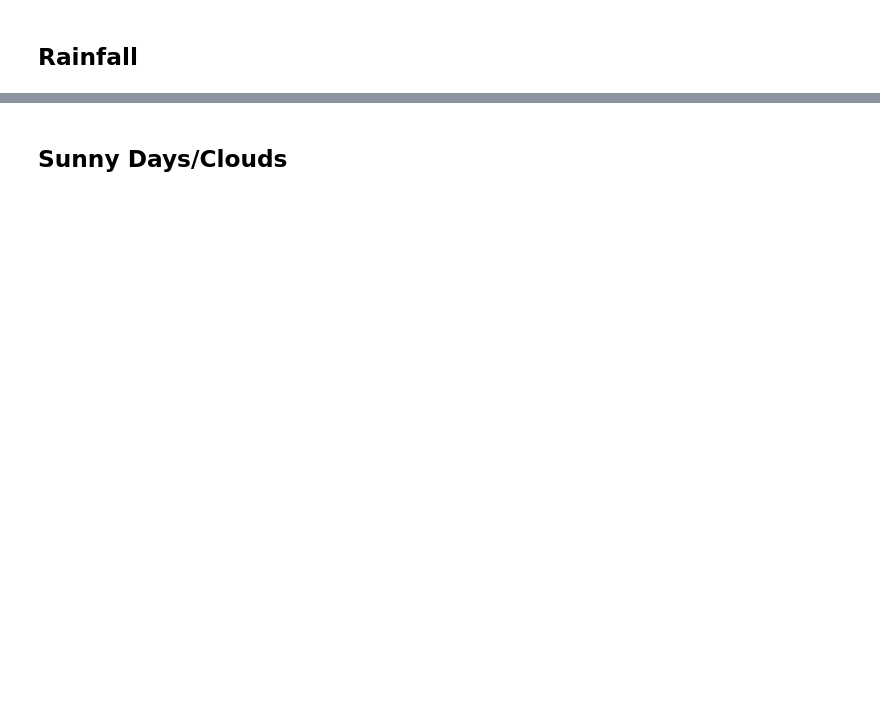
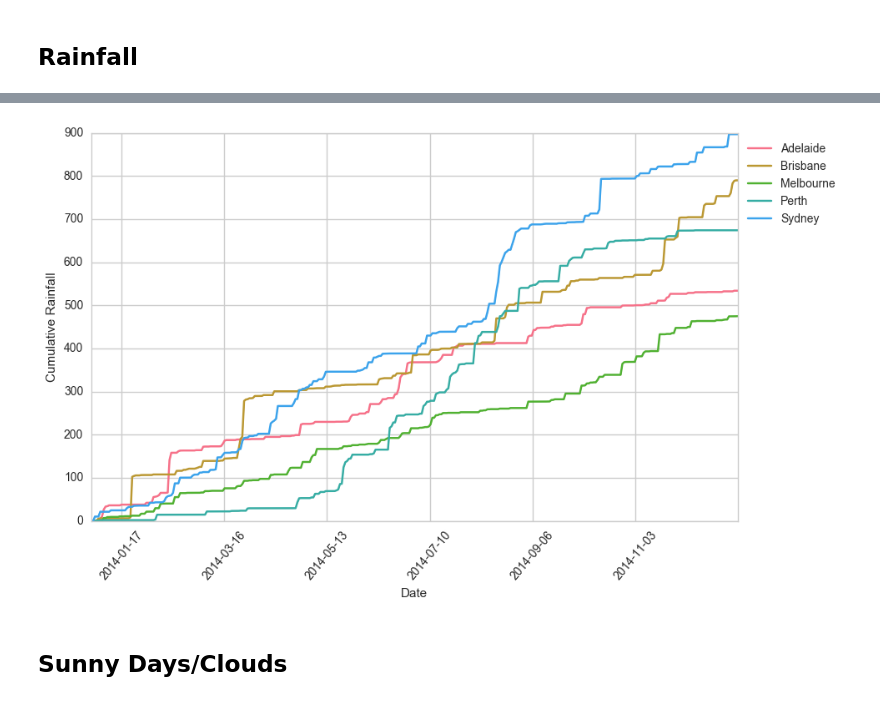
Before and after one commit to BrunnoRicci/bom-austraila, a Jupyter notebook: BOM_Australia.ipynb, the cells around one changed output, grey strips where cells are left out. Cells and saved outputs as stored; diff of their text form; code cells hidden in the pictures; blank space fills up the shorter version.

```diff
--- a/BOM_Australia.ipynb
+++ b/BOM_Australia.ipynb
@@ -343,13 +345,15 @@ plt.title('Number of Days with Rainfall');
 # %%
 col = "Rainfall"
 ncol = cumsumCat(df, col)
 
 topl = df.rename(index=str, columns=rev_name_map)
-sns_plt = plot_time(df, ncol)
+sns_plt = plot_time(df, ncol, rev_name_map)
 
 sns_plt.set_ylabel("Cumulative Rainfall")
 
 sns_plt.figure.savefig("./Plots/" + "CumulativeRainFall.png")
+# %% [output]
+[figure, added]
 # %% [markdown]
 ## Sunny Days/Clouds
 # %%
```
Also changed, not shown: parts of 14 cells of this notebook.
